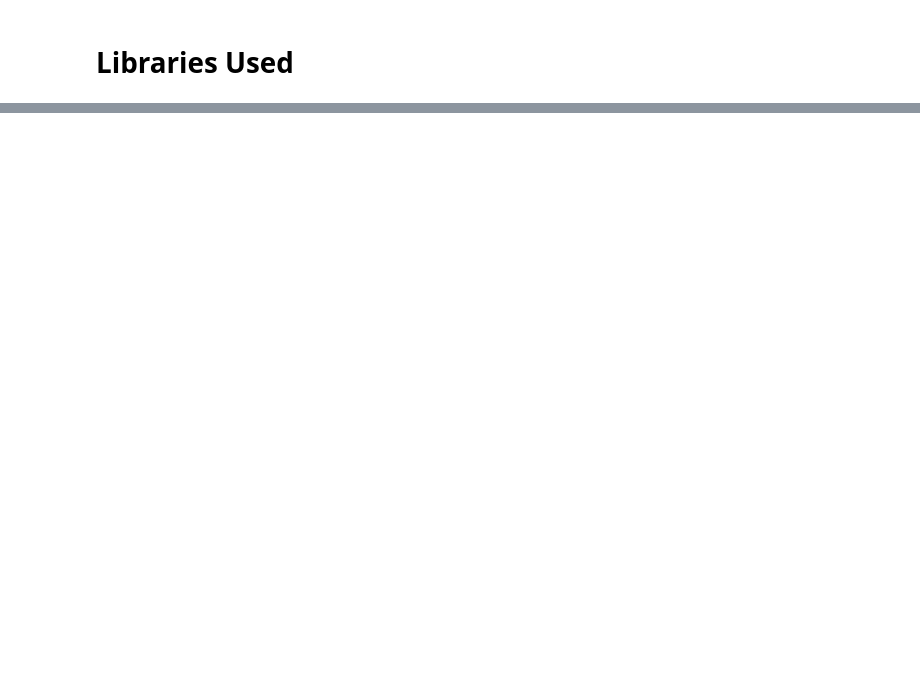
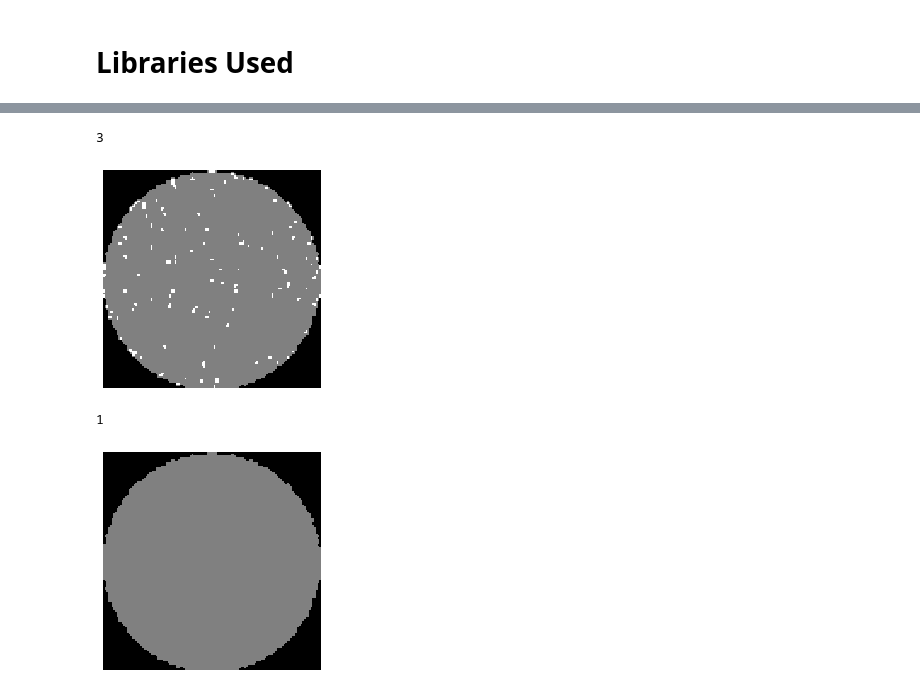
Before and after one commit to Arycast/vae_casp-er, a Jupyter notebook: python/vae.ipynb, the cells around one changed output, grey strips where cells are left out. Cells and saved outputs as stored; diff of their text form; code cells hidden in the pictures; blank space fills up the shorter version.

```diff
--- a/python/vae.ipynb
+++ b/python/vae.ipynb
@@ -238,0 +527,13 @@ Reconstructed Data:
+# %%
+maxSize_good_wafer = good_wafer_df[(good_wafer_df['waferMap'].apply(lambda x: x.shape == (82, 83)))]
+label_good_wafer = np.stack(maxSize_good_wafer['waferMap'].apply(lambda x: upscale_images(x, target_shape).flatten()).to_numpy())
+print(np.max(label_good_wafer))
+print_image(label_good_wafer[-1].reshape(target_shape[0], target_shape[1]))
+label_good_wafer[label_good_wafer >1] = 1
+print(np.max(label_good_wafer))
+print_image(label_good_wafer[-1].reshape(target_shape[0], target_shape[1]))
+# %% [output]
+3
+[figure, added]
+1
+[figure, added]
```
Also changed, not shown: parts of 22 cells of this notebook.
